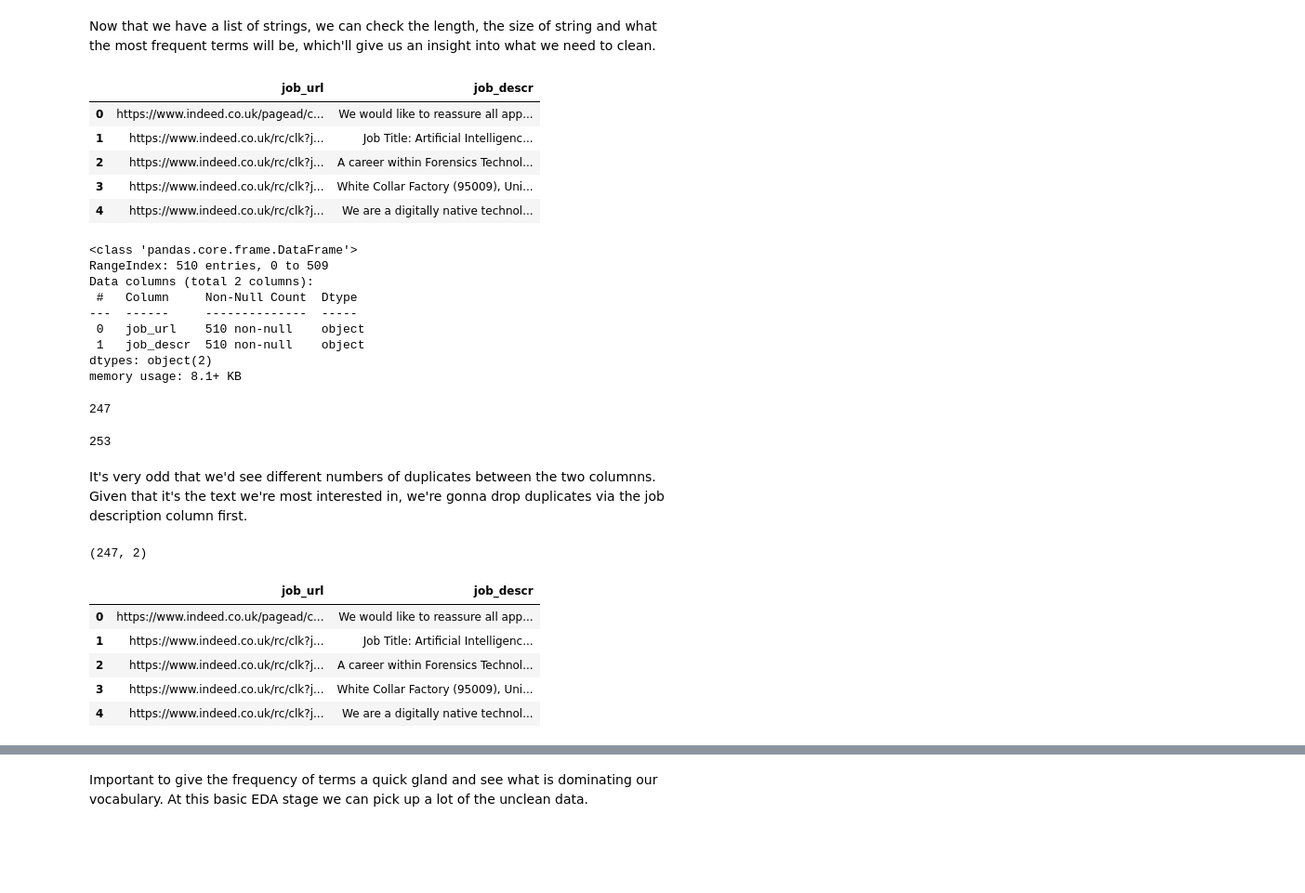
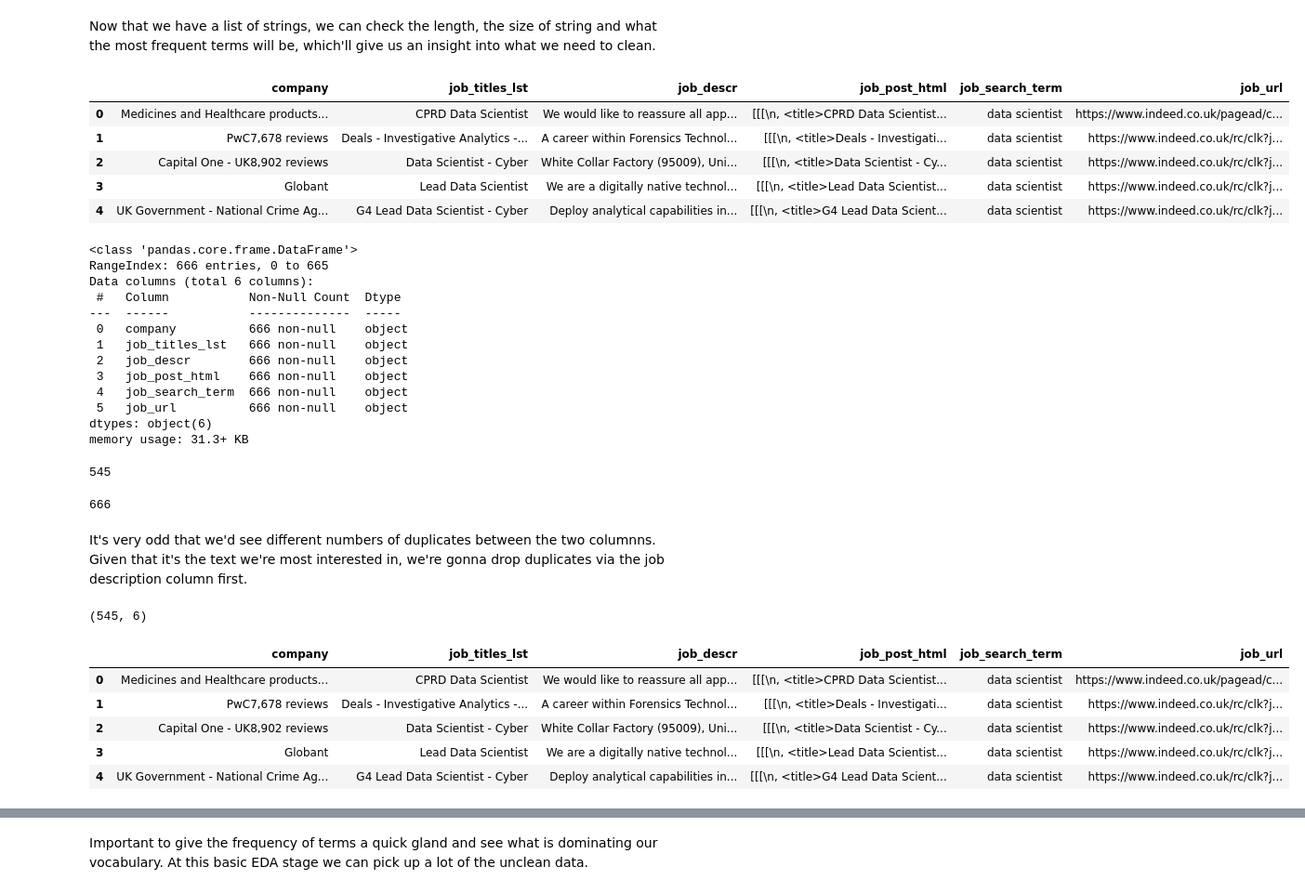
Before and after one commit to Ioana-P/MLEng_vs_DScientist_analysis, a Jupyter notebook: 4b. Data_preprocessing.ipynb, the cells around one changed output, grey strips where cells are left out. Shown: that part at 93% size. Saved outputs shown, nothing was run; the diff lists cells and outputs as text; code cells hidden in the pictures; blank space fills up the shorter version.

```diff
--- a/4b. Data_preprocessing.ipynb
+++ b/4b. Data_preprocessing.ipynb
@@ -52,35 +54,39 @@ The autoreload extension is already loaded. To reload it, use:
 # %% [markdown]
 Now that we have a list of strings, we can check the length, the size of string and what the most frequent terms will be, which'll give us an insight into what we need to clean.
 # %%
-ds_jobs = pd.read_pickle('ds_jobs_raw.pkl')
+ds_jobs = pd.read_pickle('ds_jobs_raw.pickle')
 ds_jobs.head()
 # %% [output]
-|  | job_url | job_descr |
-| 0 | https://www.indeed.co.uk/pagead/c... | We would like to reassure all app... |
-| 1 | https://www.indeed.co.uk/rc/clk?j... | Job Title: Artificial Intelligenc... |
-| 2 | https://www.indeed.co.uk/rc/clk?j... | A career within Forensics Technol... |
-| 3 | https://www.indeed.co.uk/rc/clk?j... | White Collar Factory (95009), Uni... |
-| 4 | https://www.indeed.co.uk/rc/clk?j... | We are a digitally native technol... |
+|  | company | job_titles_lst | job_descr | job_post_html | job_search_term | job_url |
+| 0 | Medicines and Healthcare products... | CPRD Data Scientist | We would like to reassure all app... | [[[\n, <title>CPRD Data Scientist... | data scientist | https://www.indeed.co.uk/pagead/c... |
+| 1 | PwC7,678 reviews | Deals - Investigative Analytics -... | A career within Forensics Technol... | [[[\n, <title>Deals - Investigati... | data scientist | https://www.indeed.co.uk/rc/clk?j... |
+| 2 | Capital One - UK8,902 reviews | Data Scientist - Cyber | White Collar Factory (95009), Uni... | [[[\n, <title>Data Scientist - Cy... | data scientist | https://www.indeed.co.uk/rc/clk?j... |
+| 3 | Globant | Lead Data Scientist | We are a digitally native technol... | [[[\n, <title>Lead Data Scientist... | data scientist | https://www.indeed.co.uk/rc/clk?j... |
+| 4 | UK Government - National Crime Ag... | G4 Lead Data Scientist - Cyber | Deploy analytical capabilities in... | [[[\n, <title>G4 Lead Data Scient... | data scientist | https://www.indeed.co.uk/rc/clk?j... |
 # %%
 ds_jobs.info()
 # %% [output]
 <class 'pandas.core.frame.DataFrame'>
-RangeIndex: 510 entries, 0 to 509
-Data columns (total 2 columns):
- #   Column     Non-Null Count  Dtype
----  ------     --------------  -----
- 0   job_url    510 non-null    object
- 1   job_descr  510 non-null    object
-dtypes: object(2)
-memory usage: 8.1+ KB
+RangeIndex: 666 entries, 0 to 665
+Data columns (total 6 columns):
+ #   Column           Non-Null Count  Dtype
+---  ------           --------------  -----
+ 0   company          666 non-null    object
+ 1   job_titles_lst   666 non-null    object
+ 2   job_descr        666 non-null    object
+ 3   job_post_html    666 non-null    object
+ 4   job_search_term  666 non-null    object
+ 5   job_url          666 non-null    object
+dtypes: object(6)
+memory usage: 31.3+ KB
 # %%
 ds_jobs.job_descr.nunique()
 # %% [output]
-247
+545
 # %%
 ds_jobs.job_url.nunique()
 # %% [output]
-253
+666
 # %% [markdown]
 It's very odd that we'd see different numbers of duplicates between the two columnns. Given that it's the text we're most interested in, we're gonna drop duplicates via the job description column first.
 # %%
@@ -88,13 +94,13 @@ ds_jobs.drop_duplicates(inplace=True, subset='job_descr')
 # %%
 ds_jobs.shape
 # %% [output]
-(247, 2)
+(545, 6)
 # %%
 ds_jobs.head()
 # %% [output]
-|  | job_url | job_descr |
-| 0 | https://www.indeed.co.uk/pagead/c... | We would like to reassure all app... |
-| 1 | https://www.indeed.co.uk/rc/clk?j... | Job Title: Artificial Intelligenc... |
-| 2 | https://www.indeed.co.uk/rc/clk?j... | A career within Forensics Technol... |
-| 3 | https://www.indeed.co.uk/rc/clk?j... | White Collar Factory (95009), Uni... |
-| 4 | https://www.indeed.co.uk/rc/clk?j... | We are a digitally native technol... |
+|  | company | job_titles_lst | job_descr | job_post_html | job_search_term | job_url |
+| 0 | Medicines and Healthcare products... | CPRD Data Scientist | We would like to reassure all app... | [[[\n, <title>CPRD Data Scientist... | data scientist | https://www.indeed.co.uk/pagead/c... |
+| 1 | PwC7,678 reviews | Deals - Investigative Analytics -... | A career within Forensics Technol... | [[[\n, <title>Deals - Investigati... | data scientist | https://www.indeed.co.uk/rc/clk?j... |
+| 2 | Capital One - UK8,902 reviews | Data Scientist - Cyber | White Collar Factory (95009), Uni... | [[[\n, <title>Data Scientist - Cy... | data scientist | https://www.indeed.co.uk/rc/clk?j... |
+| 3 | Globant | Lead Data Scientist | We are a digitally native technol... | [[[\n, <title>Lead Data Scientist... | data scientist | https://www.indeed.co.uk/rc/clk?j... |
+| 4 | UK Government - National Crime Ag... | G4 Lead Data Scientist - Cyber | Deploy analytical capabilities in... | [[[\n, <title>G4 Lead Data Scient... | data scientist | https://www.indeed.co.uk/rc/clk?j... |
```
Also changed, not shown: parts of 25 cells of this notebook, 2 other files.
